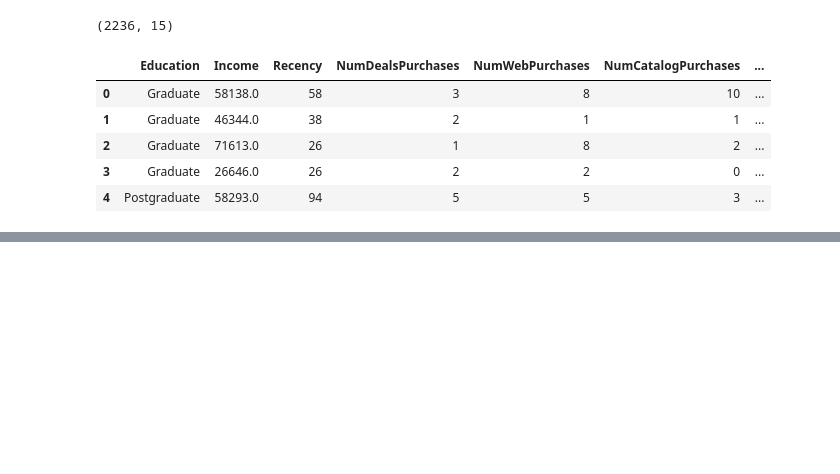
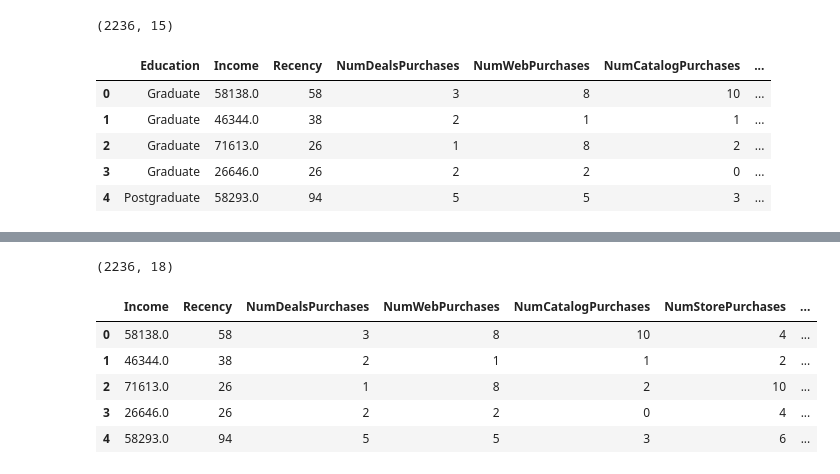
Before and after one commit to Shifa4532/SmartCartClusteringSystem, a Jupyter notebook: SmartCartClusteringSystem.ipynb, the cells around one changed output, grey strips where cells are left out. Drawn from its saved outputs; the diff is of its cells as text; code cells hidden in the pictures; blank space fills up the shorter version.

```diff
--- a/SmartCartClusteringSystem.ipynb
+++ b/SmartCartClusteringSystem.ipynb
@@ -163,0 +168,23 @@ df_cleaned.head()
+# %%
+ohe = OneHotEncoder()
+
+cat_cols = ["Education", "Living_with"]
+
+enc_cols = ohe.fit_transform(df_cleaned[cat_cols])
+# %%
+enc_df = pd.DataFrame(enc_cols.toarray(), columns=ohe.get_feature_names_out(cat_cols), index=df_cleaned.index)
+# %%
+df_encoded = pd.concat([df_cleaned.drop(columns=cat_cols), enc_df], axis=1)
+# %%
+df_encoded.shape
+# %% [output]
+(2236, 18)
+# %%
+df_encoded.head()
+# %% [output]
+|  | Income | Recency | NumDealsPurchases | NumWebPurchases | NumCatalogPurchases | NumStorePurchases | ... |
+| 0 | 58138.0 | 58 | 3 | 8 | 10 | 4 | ... |
+| 1 | 46344.0 | 38 | 2 | 1 | 1 | 2 | ... |
+| 2 | 71613.0 | 26 | 1 | 8 | 2 | 10 | ... |
+| 3 | 26646.0 | 26 | 2 | 2 | 0 | 4 | ... |
+| 4 | 58293.0 | 94 | 5 | 5 | 3 | 6 | ... |
```
Also changed, not shown: parts of 2 cells of this notebook.
